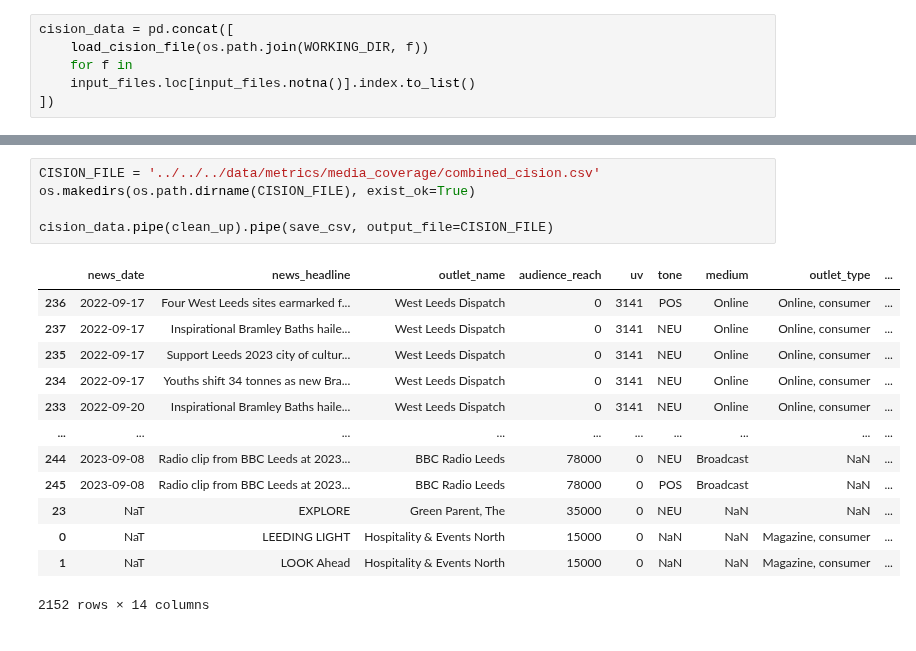
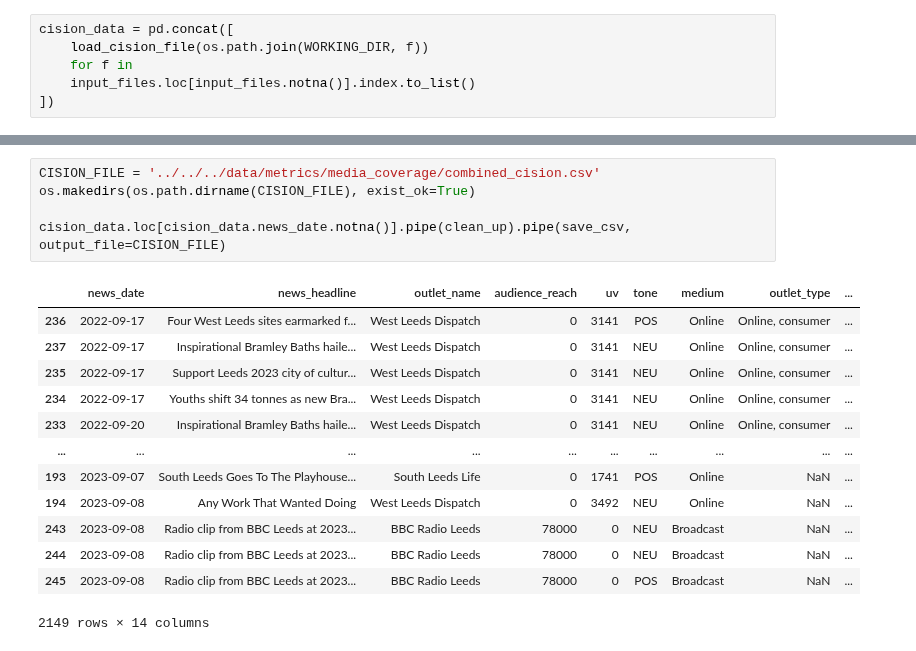
Before and after one commit to open-innovations/leeds-2023, a Jupyter notebook: working/output/media-ingest-cision.ipynb, the cells around one changed output, grey strips where cells are left out. Drawn from its saved outputs; the diff is of its cells as text.

Commit message:
Data updates

```diff
--- a/working/output/media-ingest-cision.ipynb
+++ b/working/output/media-ingest-cision.ipynb
@@ -84,19 +93,19 @@ cision_data = pd.concat([
 # %%
 CISION_FILE = '../../../data/metrics/media_coverage/combined_cision.csv'
 os.makedirs(os.path.dirname(CISION_FILE), exist_ok=True)
 
-cision_data.pipe(clean_up).pipe(save_csv, output_file=CISION_FILE)
+cision_data.loc[cision_data.news_date.notna()].pipe(clean_up).pipe(save_csv, output_file=CISION_FILE)
 # %% [output]
 |  | news_date | news_headline | outlet_name | audience_reach | uv | tone | medium | outlet_type | ... |
 | 236 | 2022-09-17 | Four West Leeds sites earmarked f... | West Leeds Dispatch | 0 | 3141 | POS | Online | Online, consumer | ... |
 | 237 | 2022-09-17 | Inspirational Bramley Baths haile... | West Leeds Dispatch | 0 | 3141 | NEU | Online | Online, consumer | ... |
 | 235 | 2022-09-17 | Support Leeds 2023 city of cultur... | West Leeds Dispatch | 0 | 3141 | NEU | Online | Online, consumer | ... |
 | 234 | 2022-09-17 | Youths shift 34 tonnes as new Bra... | West Leeds Dispatch | 0 | 3141 | NEU | Online | Online, consumer | ... |
 | 233 | 2022-09-20 | Inspirational Bramley Baths haile... | West Leeds Dispatch | 0 | 3141 | NEU | Online | Online, consumer | ... |
 | ... | ... | ... | ... | ... | ... | ... | ... | ... | ... |
+| 193 | 2023-09-07 | South Leeds Goes To The Playhouse... | South Leeds Life | 0 | 1741 | POS | Online | NaN | ... |
+| 194 | 2023-09-08 | Any Work That Wanted Doing | West Leeds Dispatch | 0 | 3492 | NEU | Online | NaN | ... |
+| 243 | 2023-09-08 | Radio clip from BBC Leeds at 2023... | BBC Radio Leeds | 78000 | 0 | NEU | Broadcast | NaN | ... |
 | 244 | 2023-09-08 | Radio clip from BBC Leeds at 2023... | BBC Radio Leeds | 78000 | 0 | NEU | Broadcast | NaN | ... |
 | 245 | 2023-09-08 | Radio clip from BBC Leeds at 2023... | BBC Radio Leeds | 78000 | 0 | POS | Broadcast | NaN | ... |
-| 23 | NaT | EXPLORE | Green Parent, The | 35000 | 0 | NEU | NaN | NaN | ... |
-| 0 | NaT | LEEDING LIGHT | Hospitality & Events North | 15000 | 0 | NaN | NaN | Magazine, consumer | ... |
-| 1 | NaT | LOOK Ahead | Hospitality & Events North | 15000 | 0 | NaN | NaN | Magazine, consumer | ... |
-2152 rows × 14 columns
+2149 rows × 14 columns
```
Also changed, not shown: parts of 4 cells of this notebook, 44 other files.
